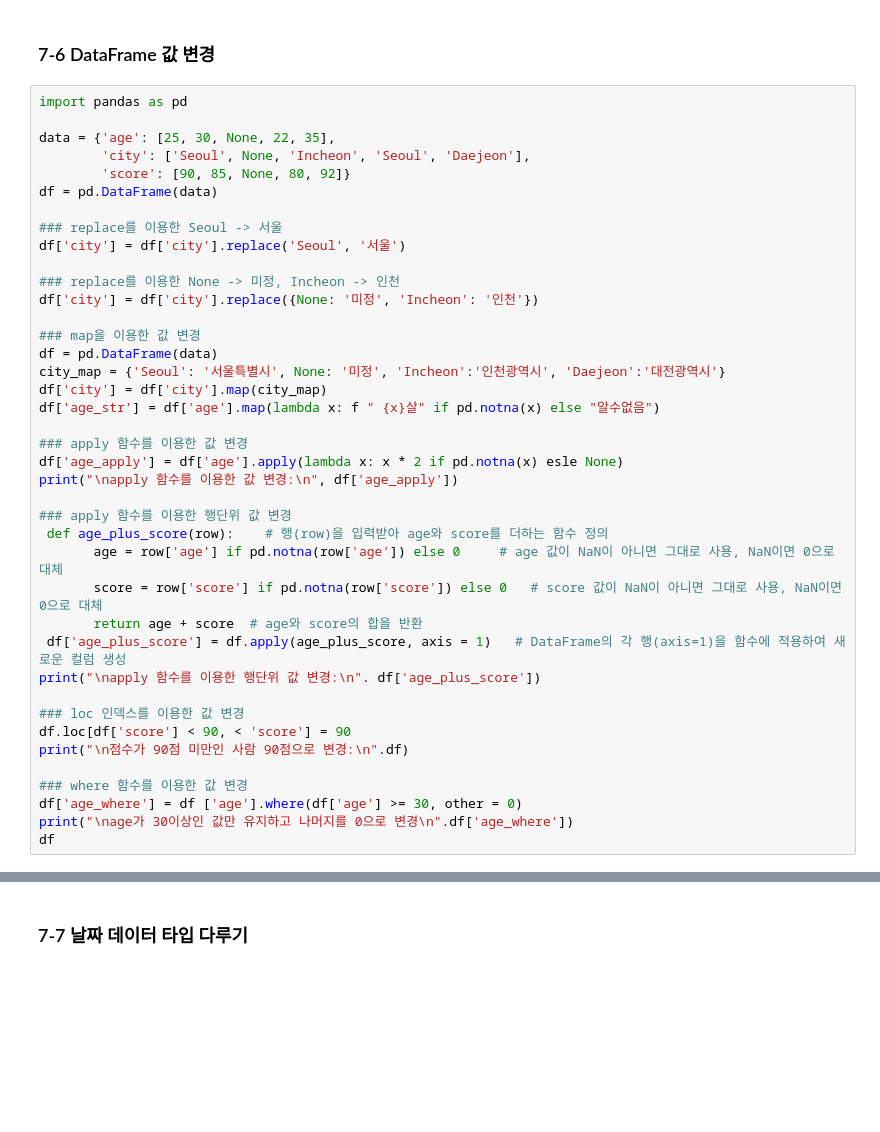
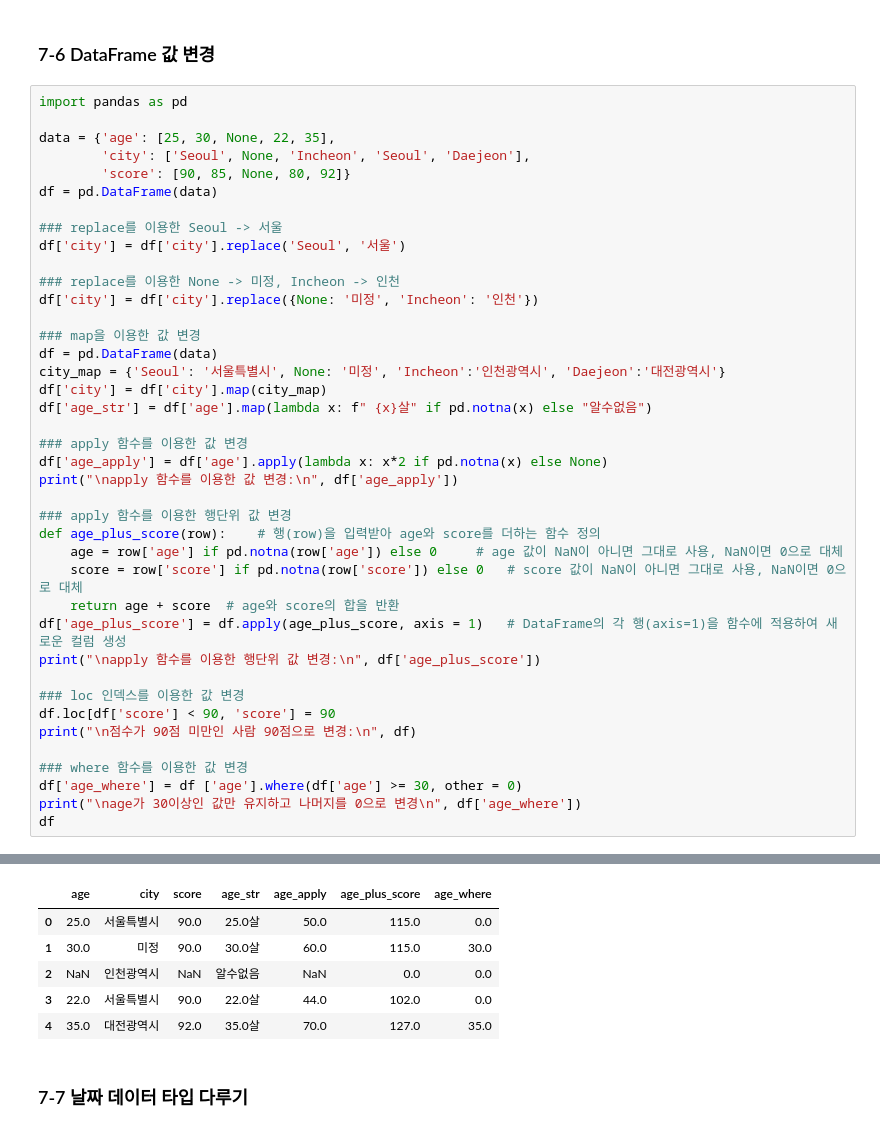
Before and after one commit to seraxarah/DataAnalysis, a Jupyter notebook: 오픈소스_데이터_분석_7강.ipynb, the cells around one changed output, grey strips where cells are left out. Saved outputs shown, nothing was run; the diff lists cells and outputs as text; blank space fills up the shorter version.

```diff
--- a/오픈소스_데이터_분석_7강.ipynb
+++ b/오픈소스_데이터_분석_7강.ipynb
@@ -193,26 +193,26 @@ df['city'] = df['city'].replace({None: '미정', 'Incheon': '인천'})
 df = pd.DataFrame(data)
 city_map = {'Seoul': '서울특별시', None: '미정', 'Incheon':'인천광역시', 'Daejeon':'대전광역시'}
 df['city'] = df['city'].map(city_map)
-df['age_str'] = df['age'].map(lambda x: f " {x}살" if pd.notna(x) else "알수없음")
+df['age_str'] = df['age'].map(lambda x: f" {x}살" if pd.notna(x) else "알수없음")
 
 ### apply 함수를 이용한 값 변경
-df['age_apply'] = df['age'].apply(lambda x: x * 2 if pd.notna(x) esle None)
+df['age_apply'] = df['age'].apply(lambda x: x*2 if pd.notna(x) else None)
 print("\napply 함수를 이용한 값 변경:\n", df['age_apply'])
 
 ### apply 함수를 이용한 행단위 값 변경
- def age_plus_score(row):    # 행(row)을 입력받아 age와 score를 더하는 함수 정의
-       age = row['age'] if pd.notna(row['age']) else 0     # age 값이 NaN이 아니면 그대로 사용, NaN이면 0으로 대체
-       score = row['score'] if pd.notna(row['score']) else 0   # score 값이 NaN이 아니면 그대로 사용, NaN이면 0으로 대체
-       return age + score  # age와 score의 합을 반환
- df['age_plus_score'] = df.apply(age_plus_score, axis = 1)   # DataFrame의 각 행(axis=1)을 함수에 적용하여 새로운 컬럼 생성
-print("\napply 함수를 이용한 행단위 값 변경:\n". df['age_plus_score'])
+def age_plus_score(row):    # 행(row)을 입력받아 age와 score를 더하는 함수 정의
+    age = row['age'] if pd.notna(row['age']) else 0     # age 값이 NaN이 아니면 그대로 사용, NaN이면 0으로 대체
+    score = row['score'] if pd.notna(row['score']) else 0   # score 값이 NaN이 아니면 그대로 사용, NaN이면 0으로 대체
+    return age + score  # age와 score의 합을 반환
+df['age_plus_score'] = df.apply(age_plus_score, axis = 1)   # DataFrame의 각 행(axis=1)을 함수에 적용하여 새로운 컬럼 생성
+print("\napply 함수를 이용한 행단위 값 변경:\n", df['age_plus_score'])
 
 ### loc 인덱스를 이용한 값 변경
-df.loc[df['score'] < 90, < 'score'] = 90
-print("\n점수가 90점 미만인 사람 90점으로 변경:\n".df)
+df.loc[df['score'] < 90, 'score'] = 90
+print("\n점수가 90점 미만인 사람 90점으로 변경:\n", df)
 
 ### where 함수를 이용한 값 변경
 df['age_where'] = df ['age'].where(df['age'] >= 30, other = 0)
-print("\nage가 30이상인 값만 유지하고 나머지를 0으로 변경\n".df['age_where'])
+print("\nage가 30이상인 값만 유지하고 나머지를 0으로 변경\n", df['age_where'])
 df
 # %% [output]
@@ -220,3 +236,9 @@ NameError: name 'f' is not defined
+|  | age | city | score | age_str | age_apply | age_plus_score | age_where |
+| 0 | 25.0 | 서울특별시 | 90.0 | 25.0살 | 50.0 | 115.0 | 0.0 |
+| 1 | 30.0 | 미정 | 90.0 | 30.0살 | 60.0 | 115.0 | 30.0 |
+| 2 | NaN | 인천광역시 | NaN | 알수없음 | NaN | 0.0 | 0.0 |
+| 3 | 22.0 | 서울특별시 | 90.0 | 22.0살 | 44.0 | 102.0 | 0.0 |
+| 4 | 35.0 | 대전광역시 | 92.0 | 35.0살 | 70.0 | 127.0 | 35.0 |
 # %% [markdown]
 ### 7-7 날짜 데이터 타입 다루기
 # %%
```
Also changed, not shown: parts of 1 cell of this notebook.
